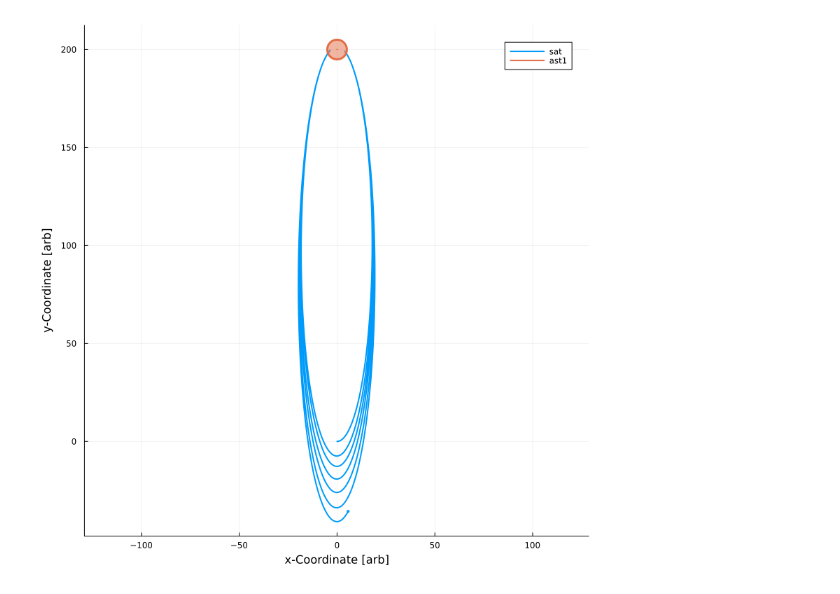
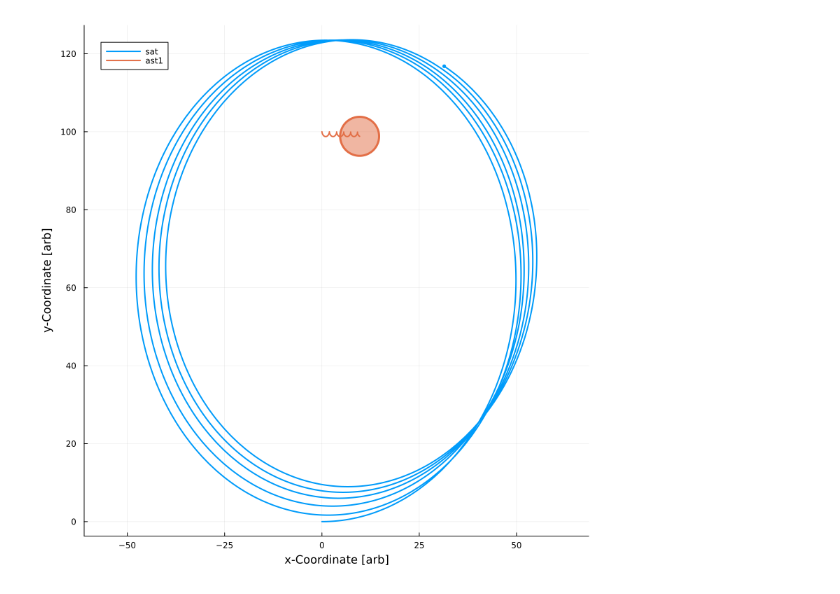
Before and after one commit to lwcooke/lwc-pedagogy, a Jupyter notebook: Rocket-Trajectories/Many-Body.ipynb, the cells around one changed output. Saved outputs shown, nothing was run; the diff lists cells and outputs as text; code cells hidden in the pictures.

```diff
--- a/Rocket-Trajectories/Many-Body.ipynb
+++ b/Rocket-Trajectories/Many-Body.ipynb
@@ -7,33 +7,33 @@ using Plots
 const G = 1e-4;
 # %%
 let
-    sat = Body(m=1e-2, s=.2, r=[0. ; 0.], v=[.2 ; 0.], label="sat")
-    ast1 = Body(m=5e5, s=5., r=[0. ; 200.], v=[0. ; 0.], label="ast1")
+    sat = Body(m=1., s=.2, r=[0. ; 0.], v=[.02 ; 0.], label="sat")
+    ast1 = Body(m=1e2, s=5., r=[0. ; 100.], v=[0. ; 0.], label="ast1")
     # ast2 = Body(m=5e2, s=5., r=[-10. ; 30.], v=[-0.5 ; .1], label="ast2")
     # ast3 = Body(m=5e2, s=5., r=[2. ; 50.], v=[0.2 ; -0.2], label="ast3")
 
     # bs = [sat ; ast1 ; ast2 ; ast3]
     bs = [sat ; ast1]
 
-    T = 2000.
+    T = 50000.
 
     sol = solve_mb_ODE(bs, T; G=1e-3);
 
     ts = range(0., T; length=10000)
     p = plot(;size=(800, 800),
         xlabel="x-Coordinate [arb]",
         ylabel="y-Coordinate [arb]",
         aspect_ratio=:equal)
 
     for (i, b) in enumerate(bs)
         ind = (i - 1) * 4 + 1  # Index of output r vector for ith object.
         plot!(p, sol(ts)[ind, :], sol(ts)[ind + 1, :],
             lw=2, label=b.label, color=palette(:default)[i])
         plot!(p, obj_circle(b, [sol(T)[ind:ind+1]...]),
             fillrange=1, fillalpha=0.5, lw=3, label=nothing, color=palette(:default)[i])
     end
 
     display(p)  # Show plot
 end
 # %% [output]
-[figure, old version]
+[figure, new version]
```
